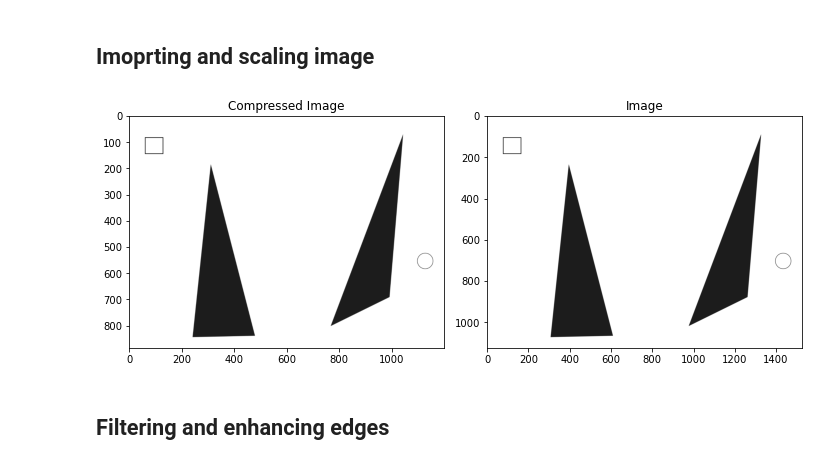
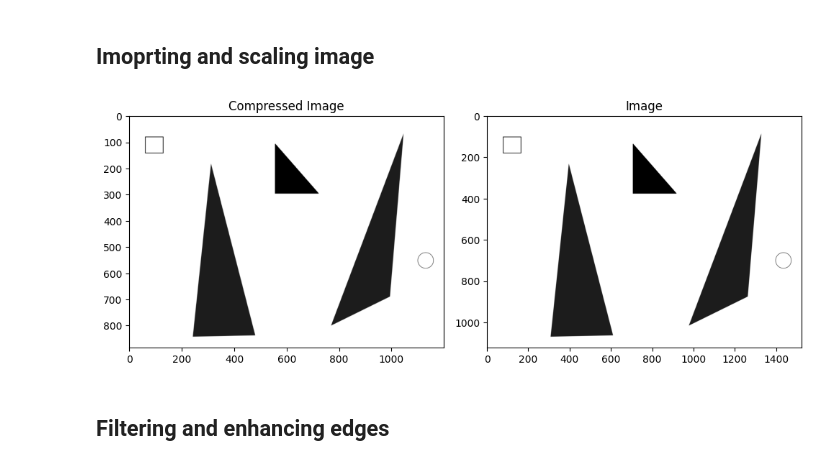
Before and after one commit to Owhenthesaints/Project_Basics_For_Mobile_Robotics, a Jupyter notebook: dependencies/Project path planing (2).ipynb, the cells around one changed output. Drawn from its saved outputs; the diff is of its cells as text; code cells hidden in the pictures.

```diff
--- a/dependencies/Project path planing (2).ipynb
+++ b/dependencies/Project path planing (2).ipynb
@@ -44,8 +44,8 @@ from shapely.geometry import LineString
 ## Imoprting and scaling image
 # %%
 # Load the image
-filename = 'Images/visibility.png'
-#filename = 'Images/visibility_bis.png'
+#filename = 'Images/visibility.png'
+filename = 'visibility_bis.png'
 
 img = cv2.imread(filename, cv2.IMREAD_GRAYSCALE)
 
@@ -58,34 +58,34 @@ kernel = np.ones((3, 3), np.uint8)
 
 
 # Calculate the scaling factor to maintain aspect ratio
 width, height = img.shape[1], img.shape[0]
 aspect_ratio = width / height
 
 if width / new_width > height / new_height:
     new_height = int(new_width / aspect_ratio)
 else:
     new_width = int(new_height * aspect_ratio)
 
 # Resize the image while preserving the aspect ratio
 compressed_img = cv2.resize(img, (new_width, new_height))
 comp_height, comp_width = compressed_img.shape
 
 fig, axes = plt.subplots(1, 2, figsize=(10, 5))
 
 # Display the first image
 axes[0].imshow(compressed_img, cmap='gray')
 axes[0].set_title('Compressed Image')
 axes[0].axis('on')
 
 # Display the second image (other_image)
 axes[1].imshow(img, cmap='gray')
 axes[1].set_title('Image')
 axes[1].axis('on')
 
 plt.tight_layout()
 plt.show()
 # %% [output]
-[figure, old version]
+[figure, new version]
 # %% [markdown]
 ## Filtering and enhancing edges
 # %%
```
Also changed, not shown: parts of 7 cells of this notebook.
